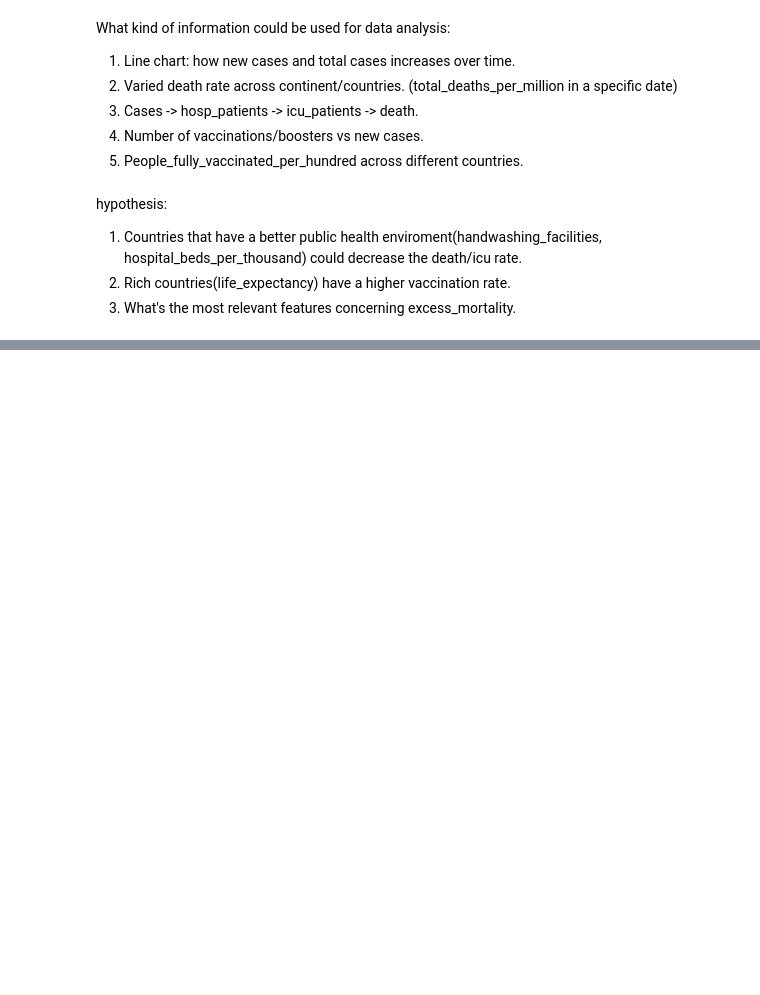
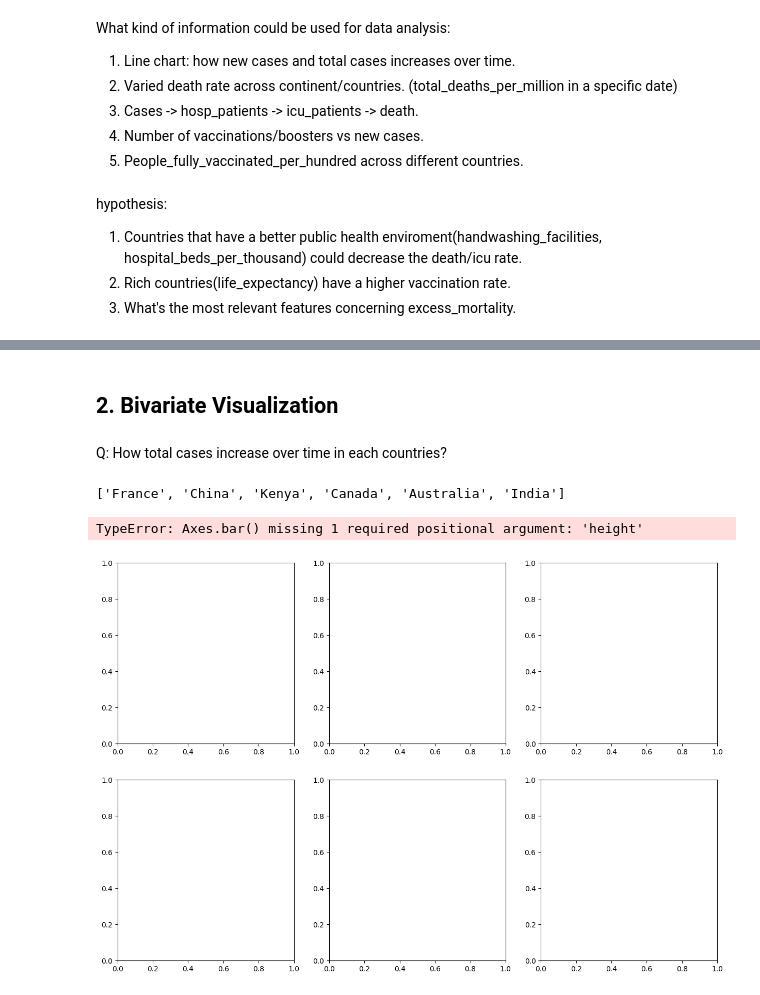
Before and after one commit to fengyu20/covid_data_analysis, a Jupyter notebook: covid_analysis.ipynb, the cells around one changed output, grey strips where cells are left out. Drawn from its saved outputs; the diff is of its cells as text; code cells hidden in the pictures; blank space fills up the shorter version.

```diff
--- a/covid_analysis.ipynb
+++ b/covid_analysis.ipynb
@@ -78,0 +141,47 @@ sb.displot(covid_df['weekly_icu_admissions_per_million'],color=base_color)
+# %% [markdown]
+## 2. Bivariate Visualization
+# %% [markdown]
+Q: How total cases increase over time in each countries?
+# %%
+countries_list = covid_df['location'].dropna().unique().tolist()
+len(countries_list)
+
+# as there are 255 countries, it would be better if we focus on several countries
+target_countries_list = ['France','China','Kenya','Canada','Australia','India']
+target_countries_list
+# %% [output]
+['France', 'China', 'Kenya', 'Canada', 'Australia', 'India']
+# %%
+# histograms of new cases(smoothed) in each continent
+
+def create_barplots_total_cases(ax, country_name):
+    country_df = covid_df[covid_df['location'] == country_name]
+    total_cases = country_df['total_cases'].dropna()
+    country_df['date'] = pd.to_datetime(country_df['date'])
+
+
+    ax.bar(total_cases, bins=bins_sqrt,color='green')
+    ax.set_xlabel('New Cases(Smoothed)')
+    ax.set_ylabel('Frequency')
+    ax.set_title(f'{continent_name}')
+# %%
+def create_plots(list_name, plot_function, cols = 4):
+    rows, cols = return_cols_row(list_name, cols)
+
+    fig, axs = plt.subplots(rows, cols, figsize=(15, 5 * rows))
+
+    axs = axs.flatten()
+
+    for idx, name in enumerate(list_name):
+        plot_function(axs[idx], name)
+
+    for j in range(idx + 1, rows * cols):
+        axs[j].set_visible(False)
+
+    plt.tight_layout()
+    plt.show()
+# %%
+create_plots(target_countries_list, create_barplots_total_cases, cols =3 )
+# %% [output]
+TypeError: Axes.bar() missing 1 required positional argument: 'height'
+[figure, added]
```
Also changed, not shown: parts of 15 cells of this notebook, 1 other file.
